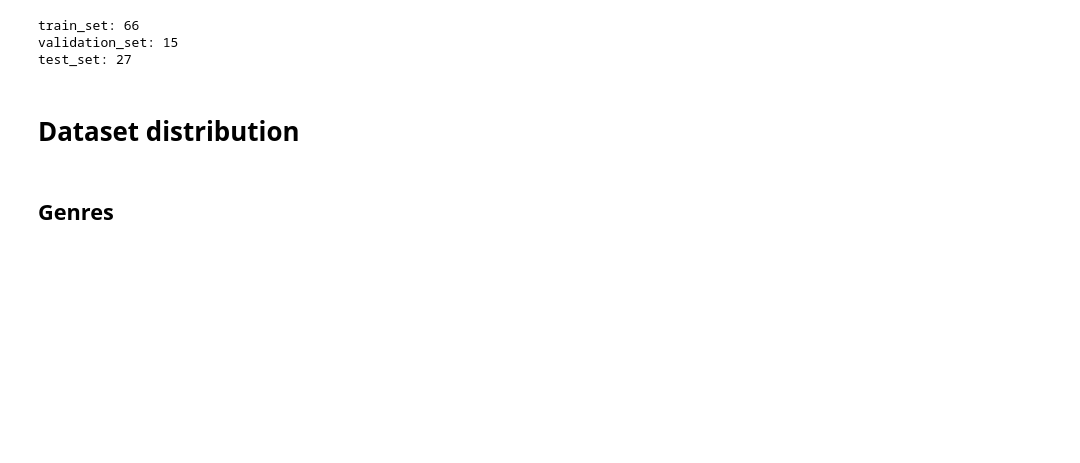
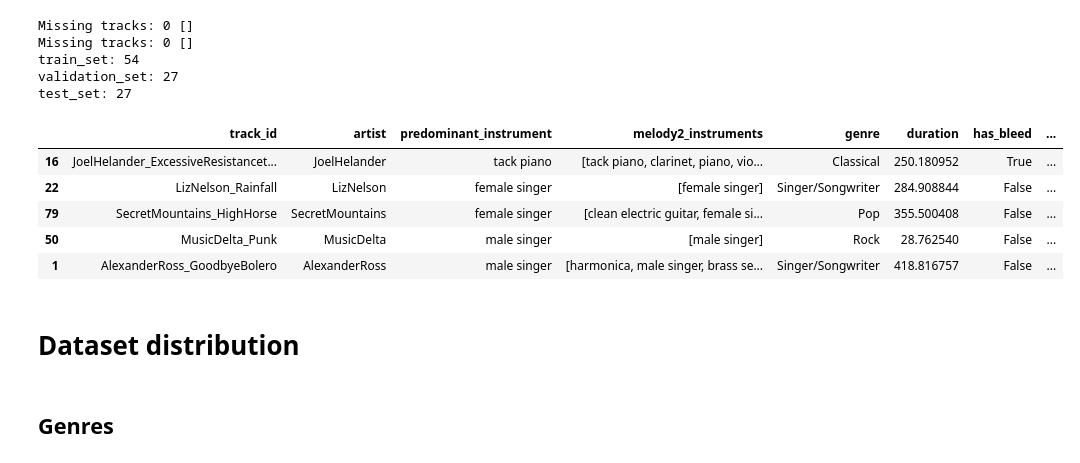
Before and after one commit to jacksonfrye/KLTN-2023, a Jupyter notebook: notebooks/5_data_loader.ipynb, the cells around one changed output. Drawn from its saved outputs; the diff is of its cells as text; code cells hidden in the pictures; blank space fills up the shorter version.

Commit message:
change data_split method

```diff
--- a/notebooks/5_data_loader.ipynb
+++ b/notebooks/5_data_loader.ipynb
@@ -16,42 +18 @@ from pitch_tracker.utils import files, dataset
 import medleydb
-# %%
-
-hop_size = 512
-step_frame = 2
-
-DATASET_DIR = f'../content/pickled_database/{hop_size}_{step_frame}/'
-DATA_SPLIT_PATH = '../pitch_tracker/utils/data_split.json'
-
-SPLIT_BY_DIR = False
-SPLIT_BY_ARTIST = True
-
-# Ramdomly split by song name (dir)
-if SPLIT_BY_DIR:
-    dataset_paths = list(files.list_folder_paths_in_dir(DATASET_DIR))
-    train_set, validation_set = train_test_split(dataset_paths, test_size=0.40, random_state=1, shuffle=True)
-    validation_set, test_set = train_test_split(validation_set, test_size=0.50, random_state=1, shuffle=True)
-
-# Split by artist, used in:
-# https://github.com/dogacbasaran/ismir2018_dominant_melody_estimation/blob/master/random_dataset_splits/dataset-ismir-splits.json
-# However the `AimeeNorwich_Child` file is broken so there's only 108/109 songs available
-if SPLIT_BY_ARTIST:
-    with open(DATA_SPLIT_PATH, 'r') as f:
-        splits = json.load(f)
-    train_set = [os.path.join(DATASET_DIR, song_name) for song_name in splits['train']]
-    validation_set = [os.path.join(DATASET_DIR, song_name) for song_name in splits['validation']]
-    test_set = [os.path.join(DATASET_DIR, song_name) for song_name in splits['test']]
-
-# This ramdomize all the Pick Frames and create a splits where some samples
-# from one song can be presents in train, validate and test.
-else:
-    dataset_paths = files.list_all_file_paths_in_dir(DATASET_DIR)
-    train_set, validation_set = train_test_split(dataset_paths, test_size=0.40, random_state=1, shuffle=True)
-    validation_set, test_set = train_test_split(validation_set, test_size=0.50, random_state=1, shuffle=True)
-
-print(f'train_set: {len(train_set)}')
-print(f'validation_set: {len(validation_set)}')
-print(f'test_set: {len(test_set)}')
-# %% [output]
-train_set: 66
-validation_set: 15
-test_set: 27
@@ -58,2 +27,19 @@ test_set: 27
+# %%
+train_df, validation_df, test_df = dataset.split_dataset_df('thesis', pickled_data_dir=DATASET_DIR)
+# %% [output]
+Missing tracks: 0 []
+Missing tracks: 0 []
+train_set: 54
+validation_set: 27
+test_set: 27
+# %%
+train_df.head(5)
+# %% [output]
+|  | track_id | artist | predominant_instrument | melody2_instruments | genre | duration | has_bleed | ... |
+| 16 | JoelHelander_ExcessiveResistancet... | JoelHelander | tack piano | [tack piano, clarinet, piano, vio... | Classical | 250.180952 | True | ... |
+| 22 | LizNelson_Rainfall | LizNelson | female singer | [female singer] | Singer/Songwriter | 284.908844 | False | ... |
+| 79 | SecretMountains_HighHorse | SecretMountains | female singer | [clean electric guitar, female si... | Pop | 355.500408 | False | ... |
+| 50 | MusicDelta_Punk | MusicDelta | male singer | [male singer] | Rock | 28.762540 | False | ... |
+| 1 | AlexanderRoss_GoodbyeBolero | AlexanderRoss | male singer | [harmonica, male singer, brass se... | Singer/Songwriter | 418.816757 | False | ... |
 # %% [markdown]
 # Dataset distribution
```
Also changed, not shown: parts of 11 cells of this notebook, 4 other files.
